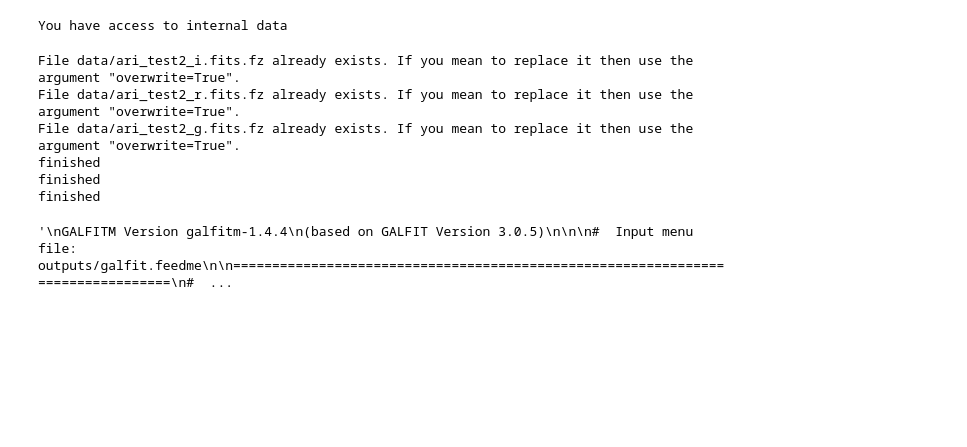
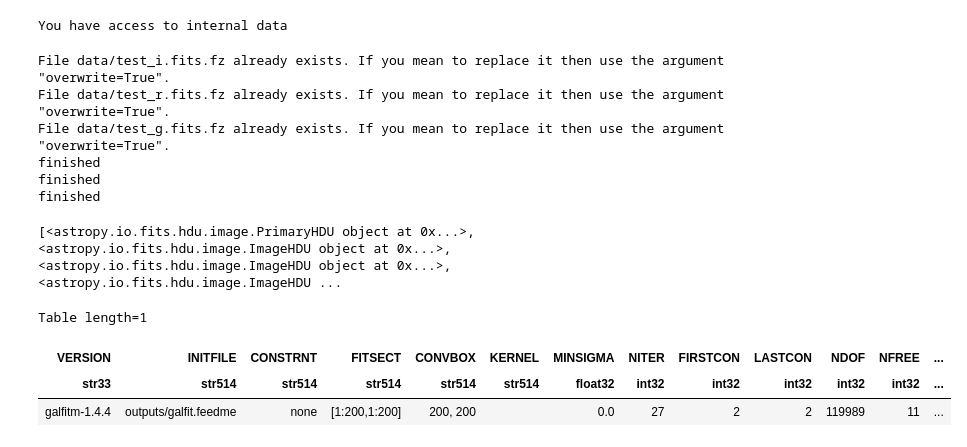
Before and after one commit to Schwarzam/pygalfitm, a Jupyter notebook: dev/feedme_manipulator.ipynb, the cells around one changed output. Cells and saved outputs as stored; diff of their text form; code cells hidden in the pictures; blank space fills up the shorter version.

```diff
--- a/dev/feedme_manipulator.ipynb
+++ b/dev/feedme_manipulator.ipynb
@@ -7,12 +7,11 @@ conn = splusdata.connect("gustavo", "asdflkjh")
 # %% [output]
 You have access to internal data
 # %%
-_ = splus.get_splus("ari_test2", 52.43008289777575, -33.557141932864596, 200, 'data/', 'outputs/', conn)
+_ = splus.get_splus("test", 52.43008289777575, -33.557141932864596, 200, 'data/', 'outputs/', conn)
 # %% [output]
-File data/ari_test2_i.fits.fz already exists. If you mean to replace it then use the argument "overwrite=True".
-File data/ari_test2_r.fits.fz already exists. If you mean to replace it then use the argument "overwrite=True".
-File data/ari_test2_g.fits.fz already exists. If you mean to replace it then use the argument "overwrite=True".
+File data/test_i.fits.fz already exists. If you mean to replace it then use the argument "overwrite=True".
+File data/test_r.fits.fz already exists. If you mean to replace it then use the argument "overwrite=True".
+File data/test_g.fits.fz already exists. If you mean to replace it then use the argument "overwrite=True".
 finished
 finished
 finished
-'\nGALFITM Version galfitm-1.4.4\n(based on GALFIT Version 3.0.5)\n\n\n#  Input menu file: outputs/galfit.feedme\n\n================================================================================\n#  ...
@@ -18,0 +25,13 @@ finished
+# %%
+print(f)
+# %% [output]
+[<astropy.io.fits.hdu.image.PrimaryHDU object at 0x...>, <astropy.io.fits.hdu.image.ImageHDU object at 0x...>, <astropy.io.fits.hdu.image.ImageHDU object at 0x...>, <astropy.io.fits.hdu.image.ImageHDU ...
+# %%
+from astropy.table import Table
+
+Table.read(f[10])
+# %% [output]
+Table length=1
+| VERSION | INITFILE | CONSTRNT | FITSECT | CONVBOX | KERNEL | MINSIGMA | NITER | FIRSTCON | LASTCON | NDOF | NFREE | ... |
+| str33 | str514 | str514 | str514 | str514 | str514 | float32 | int32 | int32 | int32 | int32 | int32 | ... |
+| galfitm-1.4.4 | outputs/galfit.feedme | none | [1:200,1:200] | 200, 200 |  | 0.0 | 27 | 2 | 2 | 119989 | 11 | ... |
```
Also changed, not shown: parts of 7 cells of this notebook.
